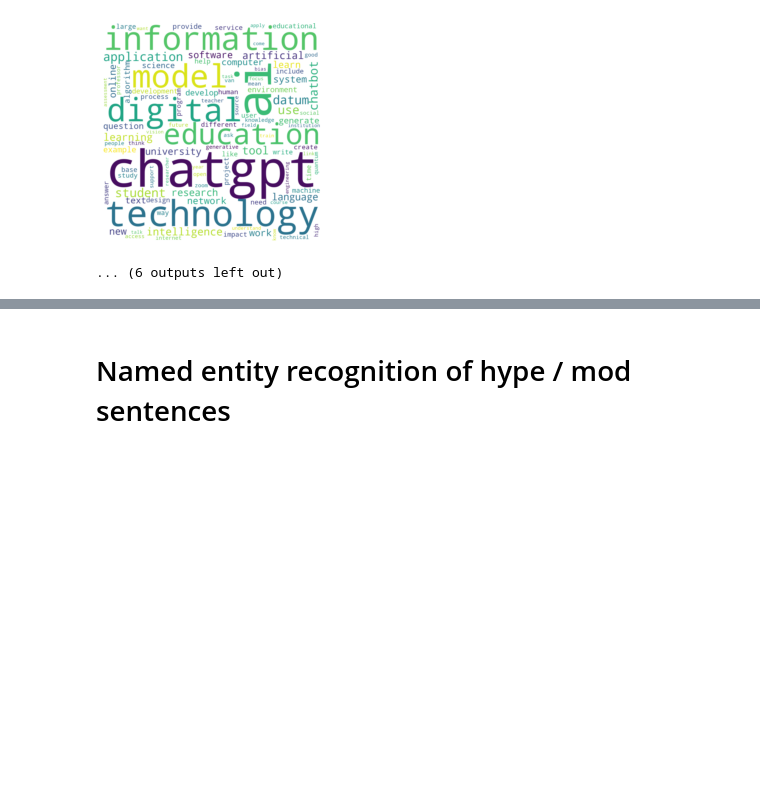
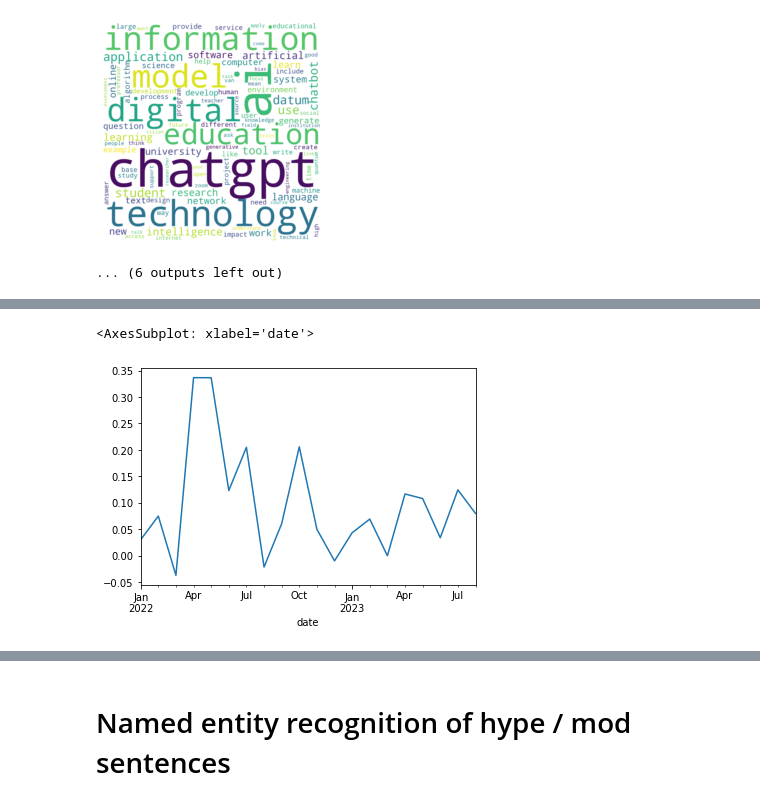
Before and after one commit to Klapperhorn/Zotero_HTML_annotation, a Jupyter notebook: file_analysis.ipynb, the cells around one changed output, grey strips where cells are left out. Cells and saved outputs as stored; diff of their text form; code cells hidden in the pictures; blank space fills up the shorter version.

```diff
--- a/file_analysis.ipynb
+++ b/file_analysis.ipynb
@@ -424,3 +546,21 @@ timerows[["predictive","imperative","subjunctive"]][timerows.index>pd.Timestamp(
+# %%
+freq="M"
+
+def sentiment_time(x):
+    pos=sum(x=="positive")
+    neg=sum(x=="negative")
+    neu=sum(x=="neutral")
+    total=pos+neg+neu
+    rel_sent=(pos-neg)/(neu+0.000001)
+    return rel_sent
+
+hype_time=df.set_index("date").groupby(pd.Grouper(freq=freq))
+
+timerows["sentiment"]=hype_time["sentiment"].apply(sentiment_time)
+timerows["sentiment"][timerows.index>pd.Timestamp("2022-1-1")].plot()
+# %% [output]
+<AxesSubplot: xlabel='date'>
+[figure, added]
 # %%
 timerows.fillna(0.000)
 for c in timerows.columns[1:]:
```
Also changed, not shown: parts of 47 cells of this notebook.
